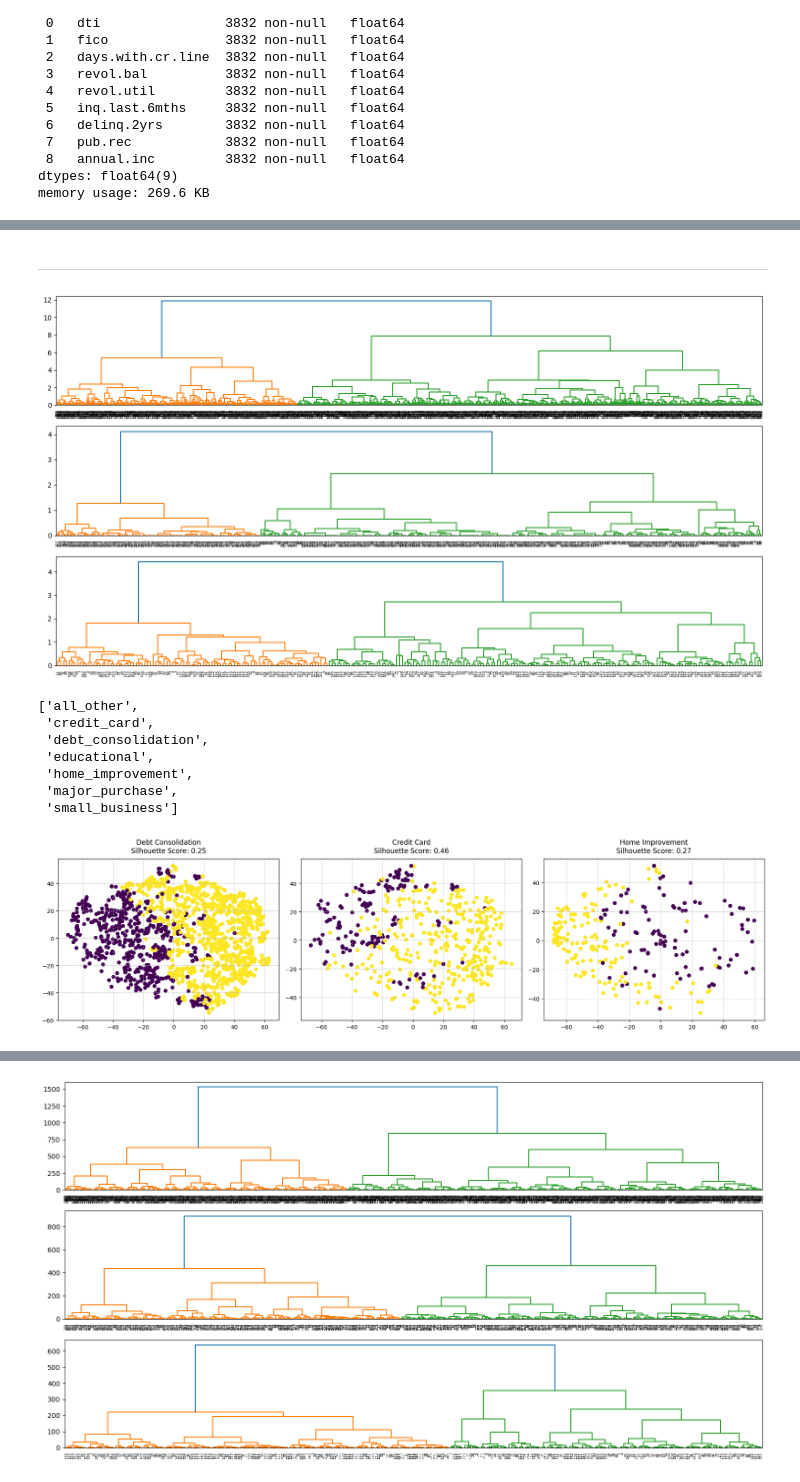
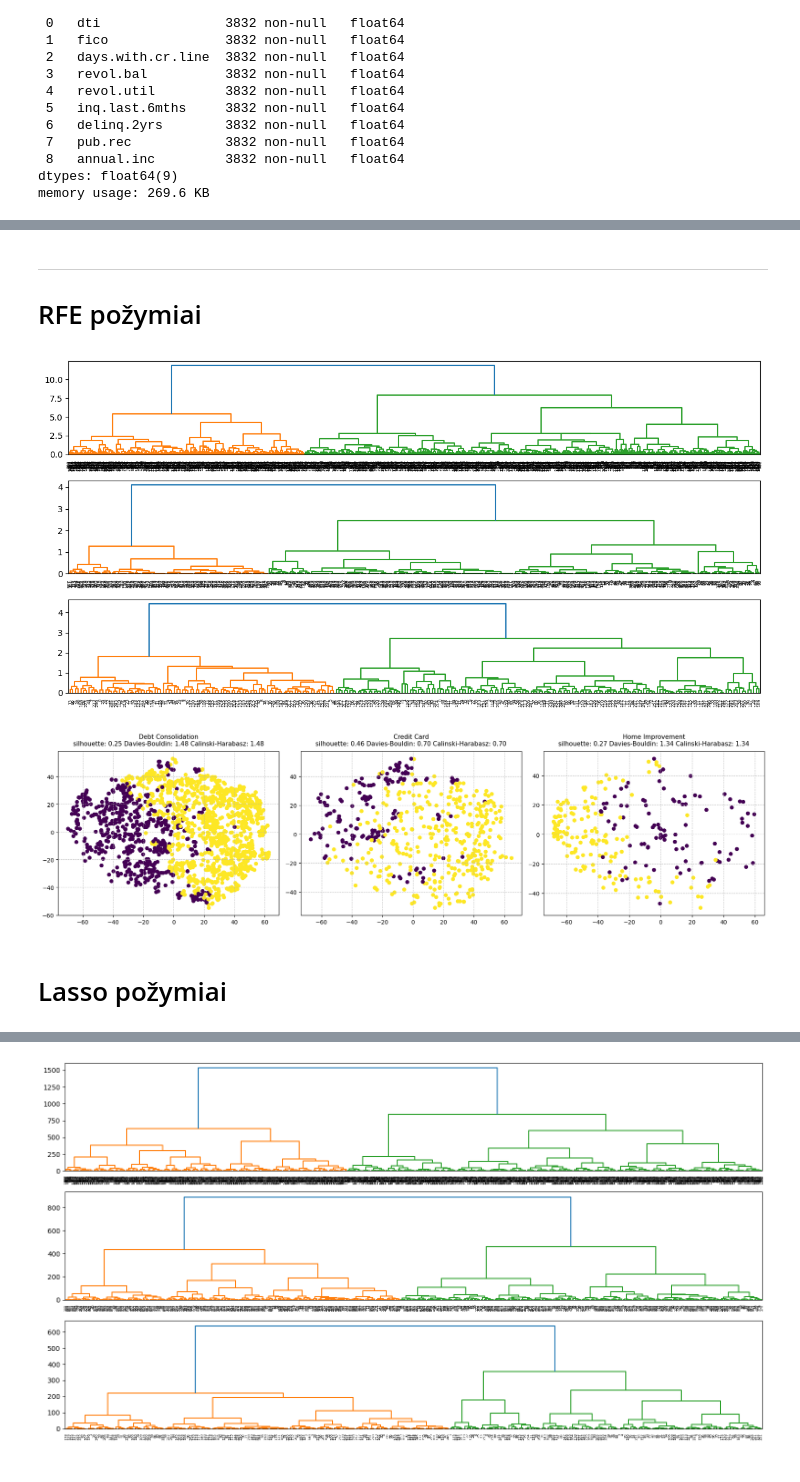
Before and after one commit to EvelinaDu/Papildomi_duomenu_vizualizavimo_skyriai, a Jupyter notebook: 3_laboratorinis/Hierarchical.ipynb, the cells around one changed output, grey strips where cells are left out. Saved outputs shown, nothing was run; the diff lists cells and outputs as text; code cells hidden in the pictures.

```diff
--- a/3_laboratorinis/Hierarchical.ipynb
+++ b/3_laboratorinis/Hierarchical.ipynb
@@ -54,20 +125,18 @@ rfecv_home = pd.read_csv('rfecv_home_improvement.csv')
 # %% [markdown]
 ---
+# RFE požymiai
 # %%
 wards_clustering_debt = linkage(rfecv_debt, method="ward", metric="euclidean")
 wards_clustering_credit = linkage(rfecv_credit, method="ward", metric="euclidean")
 wards_clustering_home = linkage(rfecv_home, method="ward", metric="euclidean")
 # %%
-fig, (ax1, ax2, ax3) = plt.subplots(3, 1, figsize=(15, 8))
+fig, (ax1, ax2, ax3) = plt.subplots(3, 1, figsize=(12, 6))
 
 dendrogram(wards_clustering_debt, ax=ax1)
-
 dendrogram(wards_clustering_credit, ax=ax2)
-
 dendrogram(wards_clustering_home, ax=ax3)
-# ax2.set_xlim(0, 1200)
 
 plt.tight_layout()
 plt.show()
 # %% [output]
-[figure, old version]
+[figure, new version]
@@ -76,13 +143,3 @@ tsne_results['cat'] = min_max_data['purpose']
-# %%
-tsne_results['cat'].unique().tolist()
-# %% [output]
-['all_other',
- 'credit_card',
- 'debt_consolidation',
- 'educational',
- 'home_improvement',
- 'major_purchase',
- 'small_business']
 # %%
 labels_debt = fcluster(wards_clustering_debt, t=2, criterion='maxclust')
 labels_credit = fcluster(wards_clustering_credit, t=2, criterion='maxclust')
@@ -96,20 +153,22 @@ fig, axes = plt.subplots(1, 3, figsize=(18, 5))
 categories = ['debt_consolidation', 'credit_card', 'home_improvement']
 
 scores = [
-    silhouette_score(rfecv_debt, labels_debt),
-    silhouette_score(rfecv_credit, labels_credit),
-    silhouette_score(rfecv_home, labels_home),
+    (silhouette_score(rfecv_debt, labels_debt), davies_bouldin_score(rfecv_debt, labels_debt), calinski_harabasz_score(rfecv_debt, labels_debt)),
+    (silhouette_score(rfecv_credit, labels_credit), davies_bouldin_score(rfecv_credit, labels_credit), calinski_harabasz_score(rfecv_credit, labels_credit)),
+    (silhouette_score(rfecv_home, labels_home), davies_bouldin_score(rfecv_home, labels_home), calinski_harabasz_score(rfecv_home, labels_home)),
 ]
 
 for i, cat in enumerate(categories):
     subset = tsne_results[tsne_results['cat'] == cat]
 
     axes[i].scatter(subset['tsne_1'], subset['tsne_2'], c=subset['cluster_label'], cmap='viridis')
-    title_text = f"{cat.replace('_', ' ').title()}\nSilhouette Score: {scores[i]:.2f}"
-    axes[i].set_title(title_text, fontsize=12, pad=10)
+    title_text = f"{cat.replace('_', ' ').title()}\nsilhouette: {scores[i][0]:.2f} Davies-Bouldin: {scores[i][1]:.2f} Calinski-Harabasz: {scores[i][1]:.2f}"
+    axes[i].set_title(title_text, fontsize=11, pad=10)
     axes[i].grid(True, linestyle='--', alpha=0.7)
 
 plt.tight_layout()
 plt.show()
 # %% [output]
-[figure, old version]
+[figure, new version]
+# %% [markdown]
+# Lasso požymiai
```
Also changed, not shown: parts of 15 cells of this notebook.
